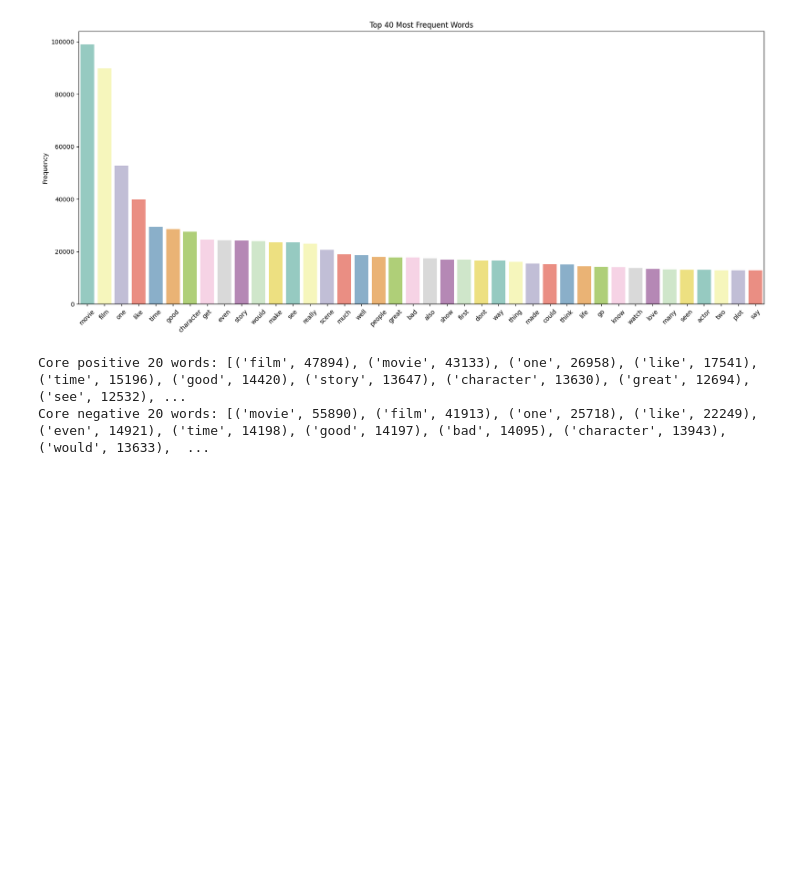
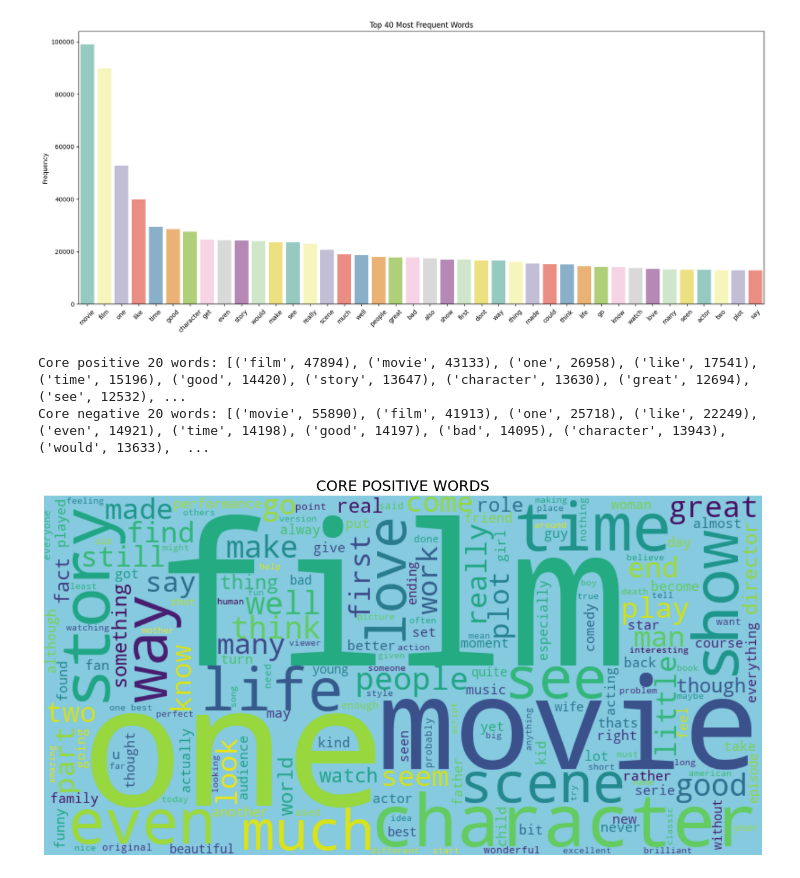
Before and after one commit to md-mojammel4761/Review-Polarity-Detector, a Jupyter notebook: notebook/data_exploration.ipynb, the cells around one changed output. Drawn from its saved outputs; the diff is of its cells as text; code cells hidden in the pictures; blank space fills up the shorter version.

Commit message:
visualize model

```diff
--- a/notebook/data_exploration.ipynb
+++ b/notebook/data_exploration.ipynb
@@ -144,3 +144,22 @@ print(f"Core negative 20 words: {neg_count}")
 # %% [output]
 Core positive 20 words: [('film', 47894), ('movie', 43133), ('one', 26958), ('like', 17541), ('time', 15196), ('good', 14420), ('story', 13647), ('character', 13630), ('great', 12694), ('see', 12532), ...
 Core negative 20 words: [('movie', 55890), ('film', 41913), ('one', 25718), ('like', 22249), ('even', 14921), ('time', 14198), ('good', 14197), ('bad', 14095), ('character', 13943), ('would', 13633),  ...
+# %%
+def create_cloud(string, title=None):
+    cloud = WordCloud(
+        height = 400,
+        width = 800,
+        background_color="#85CADF",
+        min_font_size = 10
+    ).generate(string)
+
+    plt.figure(figsize=(20,8))
+    plt.imshow(cloud, interpolation="bilinear")
+    plt.axis("off")
+    if title:
+        plt.title(title, fontdict={"fontsize":18})
+    plt.show()
+# %%
+create_cloud(" ".join(positive_word), "CORE POSITIVE WORDS")
+# %% [output]
+[figure, added]
```
Also changed, not shown: parts of 2 cells of this notebook.
